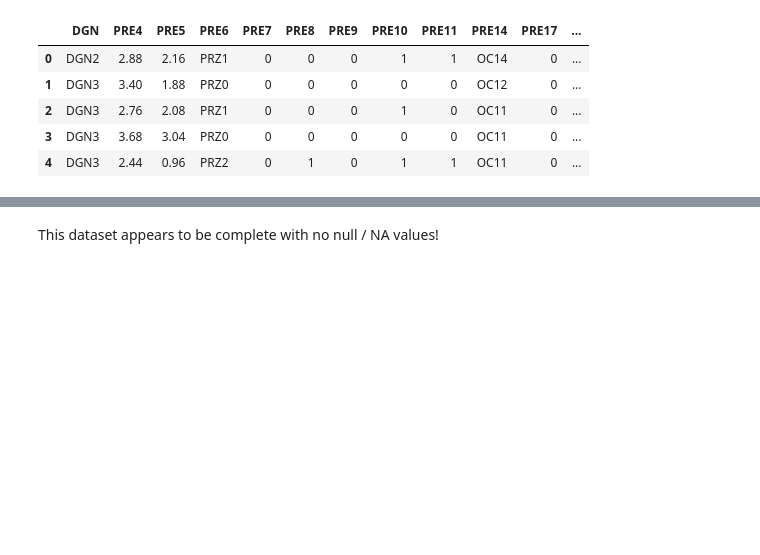
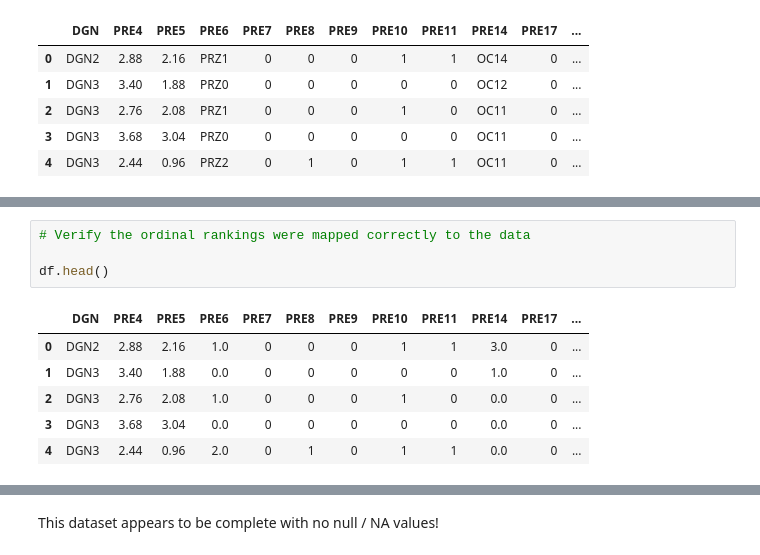
Before and after one commit to Robert-Lewis3/Springboard, a Jupyter notebook: CAPSTONE_2/CAPSTONE - Thoracic Surgery.ipynb, the cells around one changed output, grey strips where cells are left out. Cells and saved outputs as stored; diff of their text form; blank space fills up the shorter version.

```diff
--- a/CAPSTONE_2/CAPSTONE - Thoracic Surgery.ipynb
+++ b/CAPSTONE_2/CAPSTONE - Thoracic Surgery.ipynb
@@ -65,0 +95,11 @@ df.head()
+# %%
+# Verify the ordinal rankings were mapped correctly to the data
+
+df.head()
+# %% [output]
+|  | DGN | PRE4 | PRE5 | PRE6 | PRE7 | PRE8 | PRE9 | PRE10 | PRE11 | PRE14 | PRE17 | ... |
+| 0 | DGN2 | 2.88 | 2.16 | 1.0 | 0 | 0 | 0 | 1 | 1 | 3.0 | 0 | ... |
+| 1 | DGN3 | 3.40 | 1.88 | 0.0 | 0 | 0 | 0 | 0 | 0 | 1.0 | 0 | ... |
+| 2 | DGN3 | 2.76 | 2.08 | 1.0 | 0 | 0 | 0 | 1 | 0 | 0.0 | 0 | ... |
+| 3 | DGN3 | 3.68 | 3.04 | 0.0 | 0 | 0 | 0 | 0 | 0 | 0.0 | 0 | ... |
+| 4 | DGN3 | 2.44 | 0.96 | 2.0 | 0 | 1 | 0 | 1 | 1 | 0.0 | 0 | ... |
```
Also changed, not shown: parts of 12 cells of this notebook.
